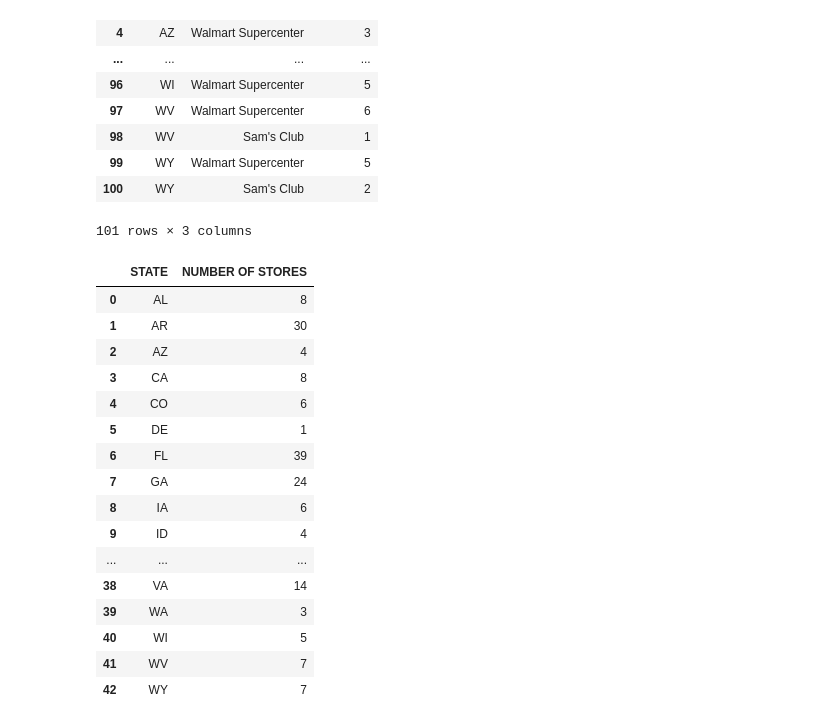
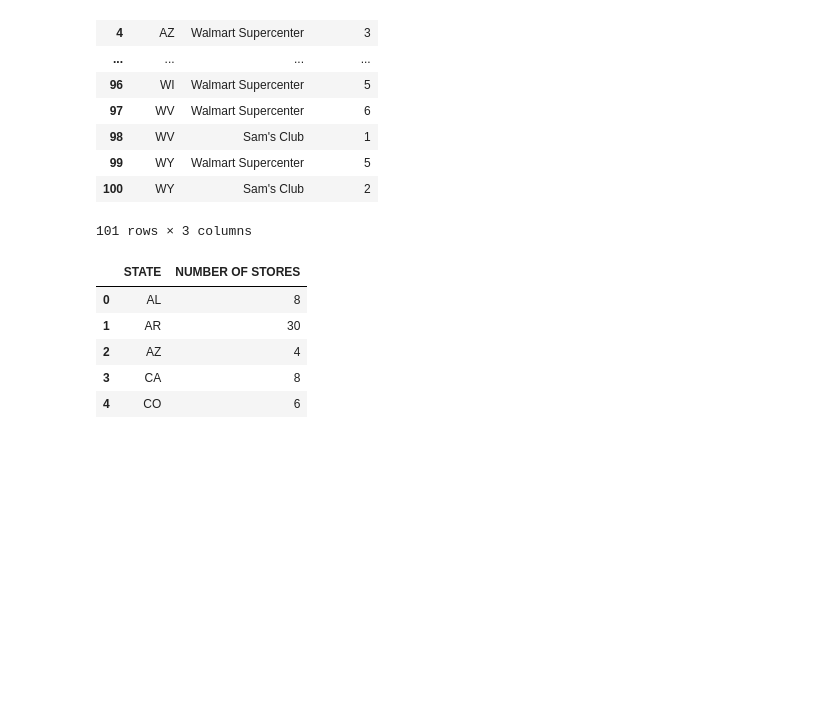
Before and after one commit to beckyydo/Project-2, a Jupyter notebook: MergeData4and6.ipynb, the cells around one changed output. Cells and saved outputs as stored; diff of their text form; code cells hidden in the pictures; blank space fills up the shorter version.

```diff
--- a/MergeData4and6.ipynb
+++ b/MergeData4and6.ipynb
@@ -367,25 +357,14 @@ store_types
 # %%
 #Determine the number of stores per state
 store_count = pd.DataFrame(store_types.groupby('STATE')['NUMBER'].sum().reset_index(name='NUMBER OF STORES'))
-store_count
+store_count.head()
 # %% [output]
 |  | STATE | NUMBER OF STORES |
 | 0 | AL | 8 |
 | 1 | AR | 30 |
 | 2 | AZ | 4 |
 | 3 | CA | 8 |
 | 4 | CO | 6 |
-| 5 | DE | 1 |
-| 6 | FL | 39 |
-| 7 | GA | 24 |
-| 8 | IA | 6 |
-| 9 | ID | 4 |
-| ... | ... | ... |
-| 38 | VA | 14 |
-| 39 | WA | 3 |
-| 40 | WI | 5 |
-| 41 | WV | 7 |
-| 42 | WY | 7 |
 # %%
 #Determine the average market share for each state
 marketShare = pd.DataFrame(states['MARKET_SHARE'].agg(np.mean).reset_index(name='AVG MARKET SHARE'))
```
Also changed, not shown: parts of 5 cells of this notebook.
